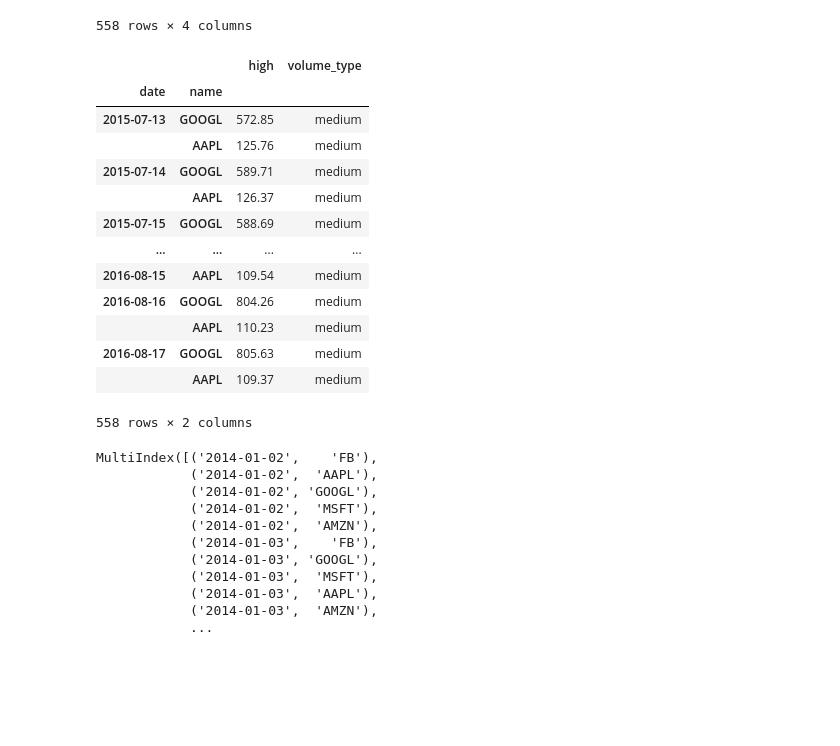
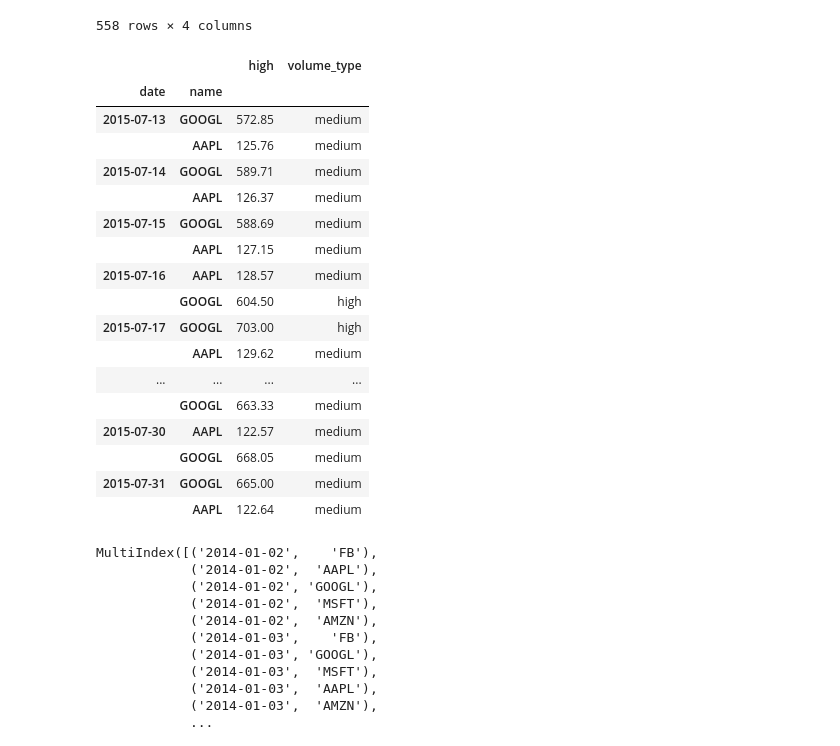
Before and after one commit to junio-firmino/Aprendizado_python, a Jupyter notebook: tech.ipynb, the cells around one changed output. Saved outputs shown, nothing was run; the diff lists cells and outputs as text; code cells hidden in the pictures; blank space fills up the shorter version.

```diff
--- a/tech.ipynb
+++ b/tech.ipynb
@@ -266,22 +266,26 @@ tech_df2.loc[pd.IndexSlice[:,['AAPL','GOOGL']], 'high':'volume_type']   # Aqui e
 |  | AAPL | 109.37 | 108.34 | 25355976 | medium |
 558 rows × 4 columns
 # %%
-tech_df2.loc[pd.IndexSlice[:,['AAPL','GOOGL']], ['high','volume_type']]   # neste comando escolhemos por meio de listas as colunas 'high' e 'volume_type'
+tech_df2.loc[pd.IndexSlice['2015-07-13':'2015-07-31',['AAPL','GOOGL']], ['high','volume_type']]   # neste comando escolhemos por meio de listas as colunas 'high' e 'volume_type'
 # %% [output]
 |  |  | high | volume_type |
 | date | name |  |  |
 | 2015-07-13 | GOOGL | 572.85 | medium |
 |  | AAPL | 125.76 | medium |
 | 2015-07-14 | GOOGL | 589.71 | medium |
 |  | AAPL | 126.37 | medium |
 | 2015-07-15 | GOOGL | 588.69 | medium |
+|  | AAPL | 127.15 | medium |
+| 2015-07-16 | AAPL | 128.57 | medium |
+|  | GOOGL | 604.50 | high |
+| 2015-07-17 | GOOGL | 703.00 | high |
+|  | AAPL | 129.62 | medium |
 | ... | ... | ... | ... |
-| 2016-08-15 | AAPL | 109.54 | medium |
-| 2016-08-16 | GOOGL | 804.26 | medium |
-|  | AAPL | 110.23 | medium |
-| 2016-08-17 | GOOGL | 805.63 | medium |
-|  | AAPL | 109.37 | medium |
+|  | GOOGL | 663.33 | medium |
+| 2015-07-30 | AAPL | 122.57 | medium |
+|  | GOOGL | 668.05 | medium |
+| 2015-07-31 | GOOGL | 665.00 | medium |
+|  | AAPL | 122.64 | medium |
-558 rows × 2 columns
 # %%
 tech_2.index
 # %% [output]
```
Also changed, not shown: parts of 16 cells of this notebook.
